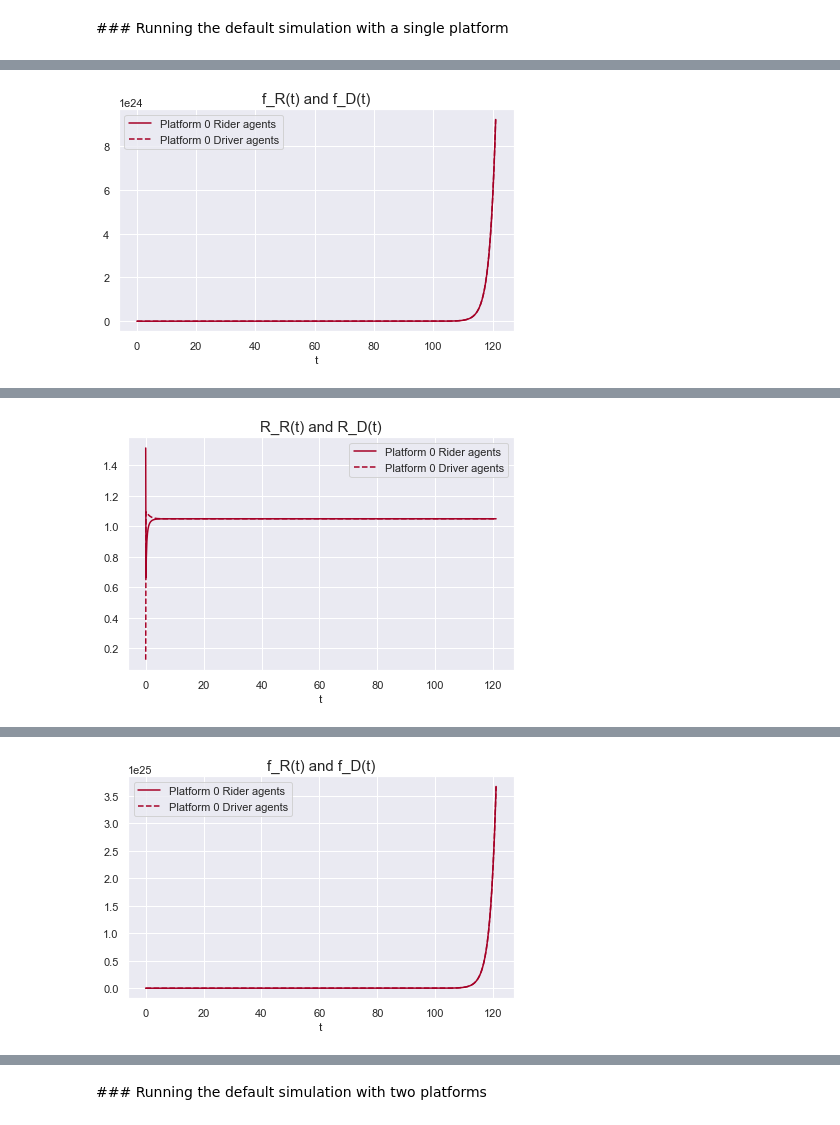
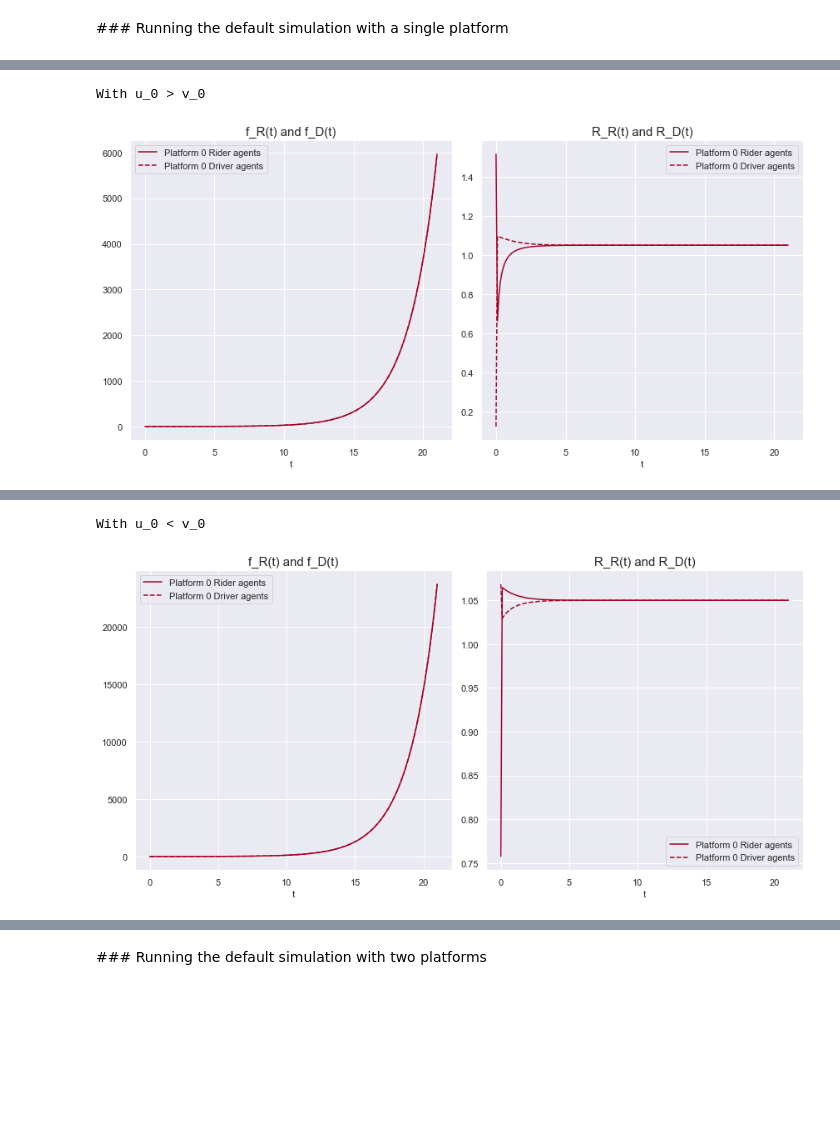
Before and after one commit to remuzel/Waiting-Time-Network-Effects, a Jupyter notebook: notebooks/Population Model of RHP Competition.ipynb, the cells around one changed output, grey strips where cells are left out. Saved outputs shown, nothing was run; the diff lists cells and outputs as text; code cells hidden in the pictures; blank space fills up the shorter version.

```diff
--- a/notebooks/Population Model of RHP Competition.ipynb
+++ b/notebooks/Population Model of RHP Competition.ipynb
@@ -376,23 +368,21 @@ class PlatformSimulator():
 # %%
 stock_market = StockMarket()
 
 sim = PlatformSimulator(stock_market, N=1,
                         f_R=lambda u: 1+np.random.uniform(),
                         f_D=lambda v: np.random.uniform())
 sim.simulate_growth()
-# sim.plot_densities()
-sim.plot_population()
-sim.plot_growth()
+print("With u_0 > v_0")
+sim.plot_population_growth()
 
 stock_market = StockMarket()
-
 sim = PlatformSimulator(stock_market, N=1,
                         f_R=lambda u: np.random.uniform(),
                         f_D=lambda v: 1+np.random.uniform())
 sim.simulate_growth()
-# sim.plot_densities()
-sim.plot_population()
-sim.plot_growth()
+print("\nWith u_0 < v_0")
+sim.plot_population_growth()
 # %% [output]
 [interactive output not drawn]
+With u_0 > v_0
-[figure, old version]
+[figure, new version]
@@ -399 +390,2 @@ sim.plot_growth()
+With u_0 < v_0
-[figure, old version]
+[figure, new version]
@@ -401 +391,0 @@ sim.plot_growth()
-[figure, removed]
```
Also changed, not shown: parts of 5 cells of this notebook.
